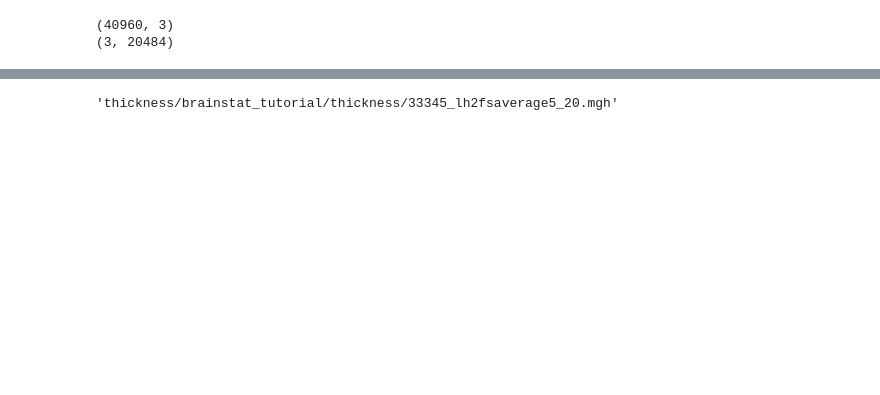
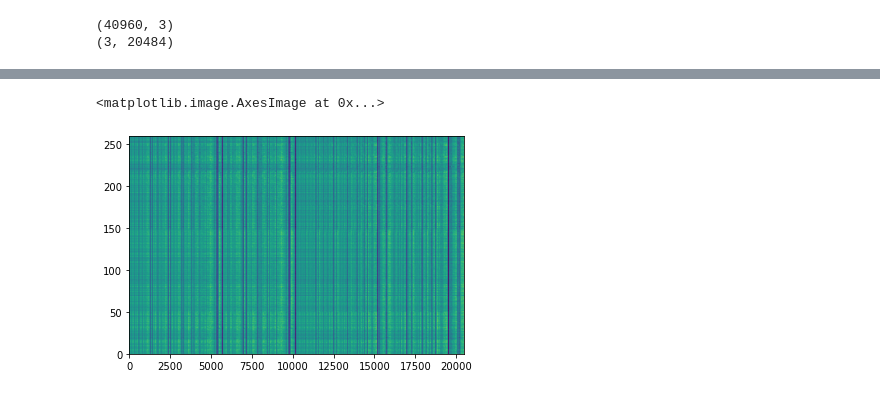
Before and after one commit to MICA-MNI/BrainStat, a Jupyter notebook: surfstat/surfstat_tutorial/surfstat_example.ipynb, the cells around one changed output, grey strips where cells are left out. Cells and saved outputs as stored; diff of their text form; code cells hidden in the pictures; blank space fills up the shorter version.

Commit message:
first working version of tutorial

```diff
--- a/surfstat/surfstat_tutorial/surfstat_example.ipynb
+++ b/surfstat/surfstat_tutorial/surfstat_example.ipynb
@@ -236,4 +64,0 @@ from brainspace.mesh.mesh_io import read_surface
-# %%
-a['image_files'][0]
-# %% [output]
-'thickness/brainstat_tutorial/thickness/33345_lh2fsaverage5_20.mgh'
@@ -239,0 +67,27 @@ a['image_files'][0]
+# %%
+import nibabel.freesurfer.mghformat as mgh
+
+T = np.zeros((259, 20484))
+
+j = 0
+for i in range(0,259):
+
+    sub_T_data_L = mgh.load(a['image_files'][j]).get_fdata()
+    sub_T_data_R = mgh.load(a['image_files'][j+1]).get_fdata()
+
+    sub_T_arr_L = np.array(sub_T_data_L)
+    sub_T_arr_R = np.array(sub_T_data_R)
+
+    subj_T = np.concatenate((sub_T_arr_L[:,:,0], sub_T_arr_R[:,:,0])).T
+
+    if j == 0:
+        T = subj_T
+    else:
+        T = np.concatenate((T, subj_T), axis=0)
+
+    j += 2
+# %%
+plt.imshow(T, extent=[0,20484,0,259], aspect='auto')
+# %% [output]
+<matplotlib.image.AxesImage at 0x...>
+[figure, added]
```
Also changed, not shown: parts of 52 cells of this notebook.
